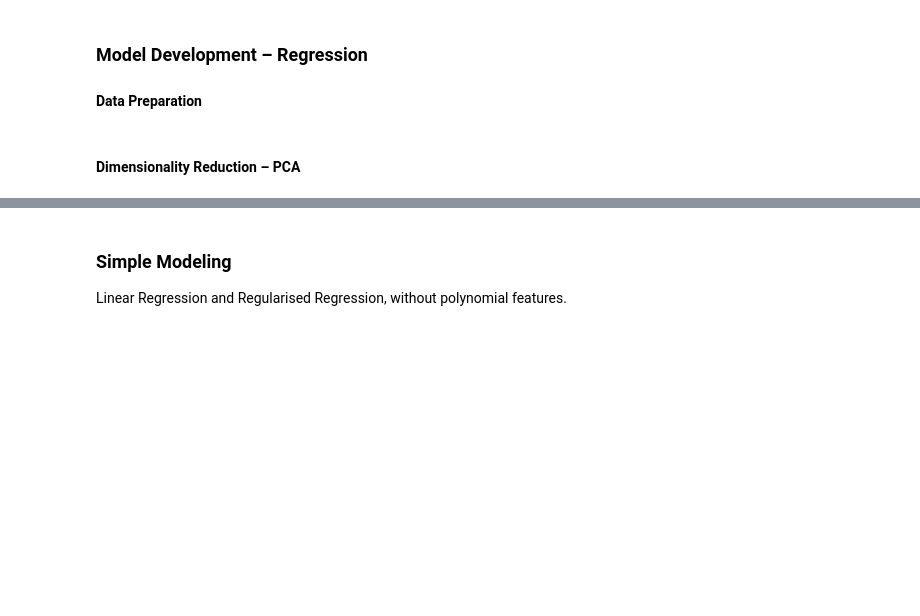
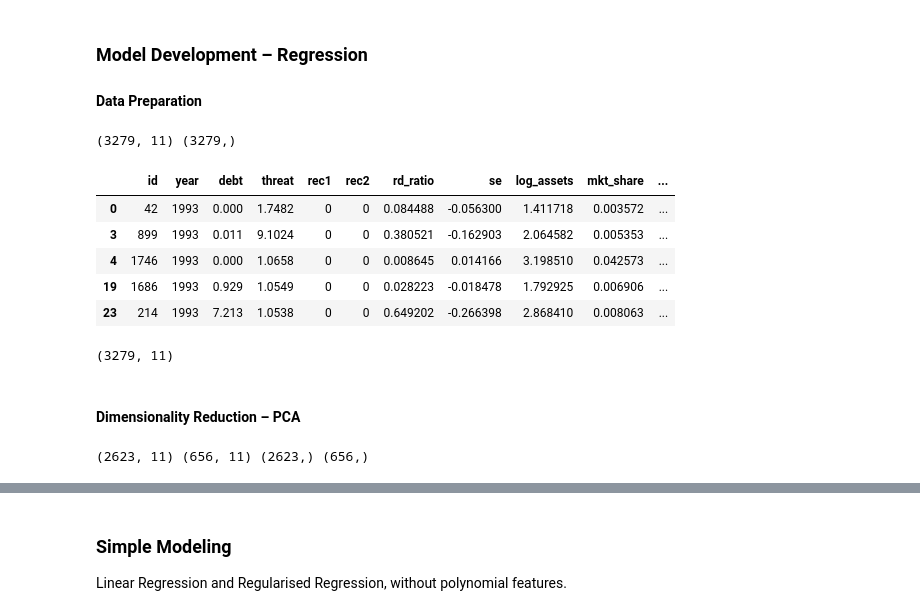
Before and after one commit to cyrilmichino/health-marketing-analytics, a Jupyter notebook: notebook.ipynb, the cells around one changed output, grey strips where cells are left out. Drawn from its saved outputs; the diff is of its cells as text; code cells hidden in the pictures; blank space fills up the shorter version.

```diff
--- a/notebook.ipynb
+++ b/notebook.ipynb
@@ -305,18 +302,31 @@ heatmap.set_title('Correlation Heatmap', fontdict={'fontsize':15}, pad=10)
 #### Data Preparation
 # %%
 y = data["fv"] #Target variable
-X = data.drop(["fv", "fv_alt"], axis=1) #Independent variable
+X = data.drop(["fv", "assets", "earnings", "cashflow", "sales", "mv", "ad", "rd", "mkt"], axis=1) #Independent variable
 print(X.shape, y.shape)
+X.head()
+# %% [output]
+(3279, 11) (3279,)
+|  | id | year | debt | threat | rec1 | rec2 | rd_ratio | se | log_assets | mkt_share | ... |
+| 0 | 42 | 1993 | 0.000 | 1.7482 | 0 | 0 | 0.084488 | -0.056300 | 1.411718 | 0.003572 | ... |
+| 3 | 899 | 1993 | 0.011 | 9.1024 | 0 | 0 | 0.380521 | -0.162903 | 2.064582 | 0.005353 | ... |
+| 4 | 1746 | 1993 | 0.000 | 1.0658 | 0 | 0 | 0.008645 | 0.014166 | 3.198510 | 0.042573 | ... |
+| 19 | 1686 | 1993 | 0.929 | 1.0549 | 0 | 0 | 0.028223 | -0.018478 | 1.792925 | 0.006906 | ... |
+| 23 | 214 | 1993 | 7.213 | 1.0538 | 0 | 0 | 0.649202 | -0.266398 | 2.868410 | 0.008063 | ... |
 # %%
 #Standardize the data
 scaler = StandardScaler()
 X_scaled = scaler.fit_transform(X)
 print(X_scaled.shape)
+# %% [output]
+(3279, 11)
+# %% [markdown]
+#### Dimensionality Reduction – PCA
 # %%
 #Train Test Split: Reserve 20% of data for final model testing
 X_train, X_test, y_train, y_test = train_test_split(X_scaled, y, test_size=0.20, random_state=20)
 print(X_train.shape, X_test.shape, y_train.shape, y_test.shape)
+# %% [output]
+(2623, 11) (656, 11) (2623,) (656,)
-# %% [markdown]
-#### Dimensionality Reduction – PCA
 # %%
 # We now check the variance captured by PCA for different number of components.
```
Also changed, not shown: parts of 12 cells of this notebook, 1 other file.
